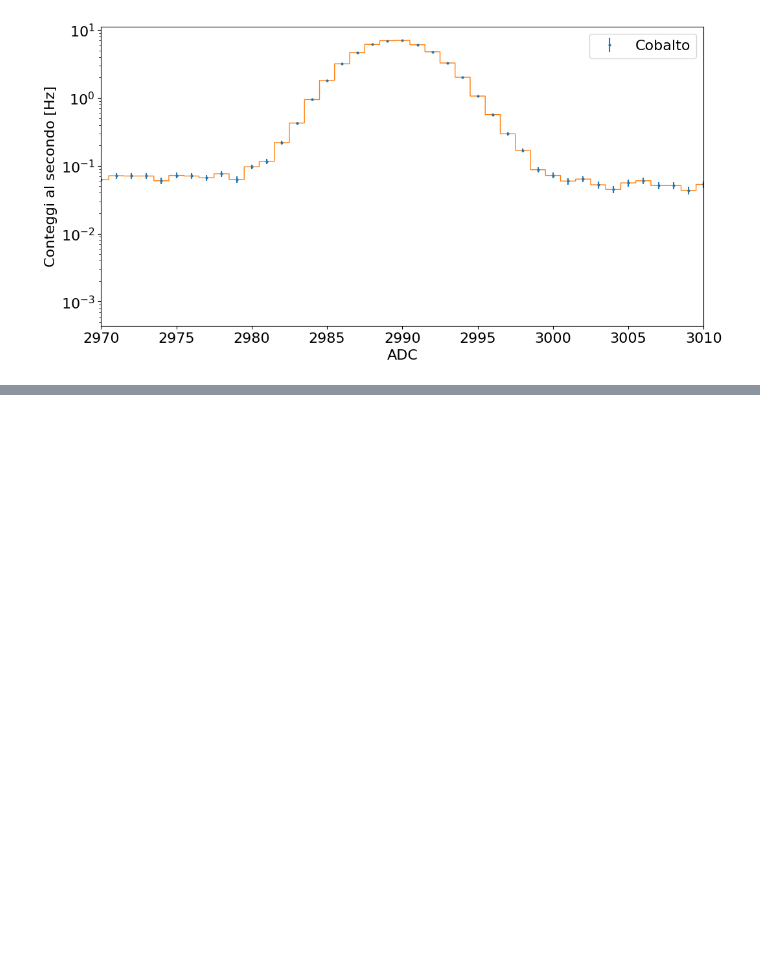
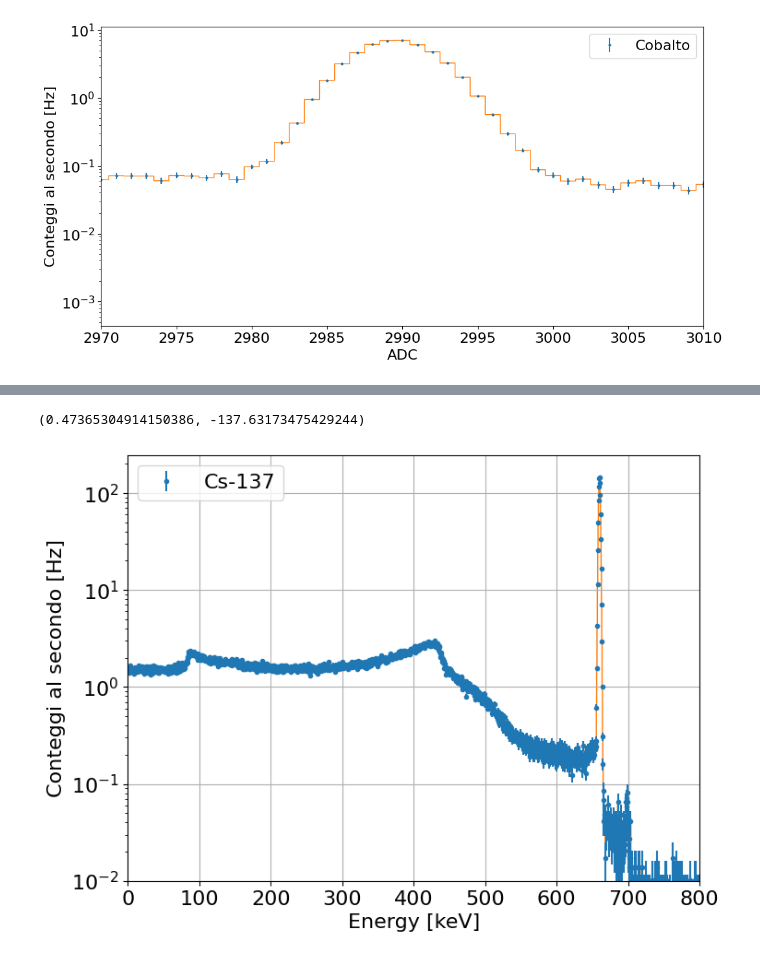
Before and after one commit to cerasole/EnvironmentalRadioactivity, a Jupyter notebook: Notebooks/HPGe.ipynb, the cells around one changed output, grey strips where cells are left out. Saved outputs shown, nothing was run; the diff lists cells and outputs as text; code cells hidden in the pictures; blank space fills up the shorter version.

```diff
--- a/Notebooks/HPGe.ipynb
+++ b/Notebooks/HPGe.ipynb
@@ -83,0 +97,24 @@ ax.legend()
+# %%
+adc = np.array([1684, 3373])
+E = np.array([660, 1460])
+
+m = (E[1] - E[0]) / (adc[1] - adc[0])
+q = - adc[1] * m + E[1]
+m, q
+# %% [output]
+(0.47365304914150386, -137.63173475429244)
+# %%
+fig, ax = plt.subplots(figsize = (8, 6))
+ax.errorbar(x = cesio_0cm.adc*m+q, y = cesio_0cm.rate, yerr = cesio_0cm.rate_err, ls = "None", marker = "o", ms = 3, label = "Cs-137")
+ax.stairs(cesio_0cm.rate, cesio_0cm.bin_edges*m+q)
+ax.set_yscale("log")
+#ax.set_xlim(np.argmax(cesio_0cm.counts)-20, np.argmax(cesio_0cm.counts)+20)
+#ax.set_xlim(3360, 3385)
+ax.set_xlim(0, 800)
+ax.set_ylim(bottom = 1e-2)
+ax.set_xlabel("Energy [keV]")
+ax.set_ylabel("Conteggi al secondo [Hz]")
+ax.grid()
+ax.legend();
+# %% [output]
+[figure, added]
```
Also changed, not shown: parts of 3 cells of this notebook.
